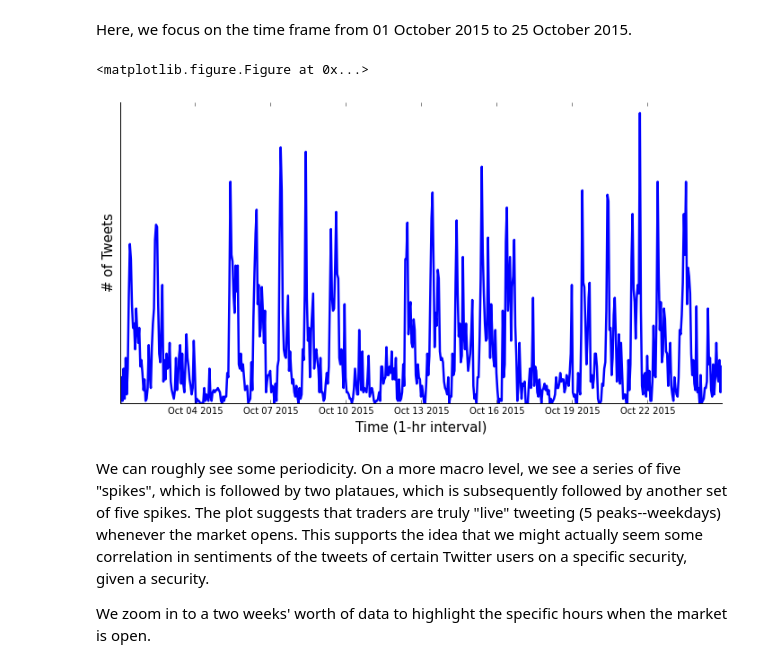
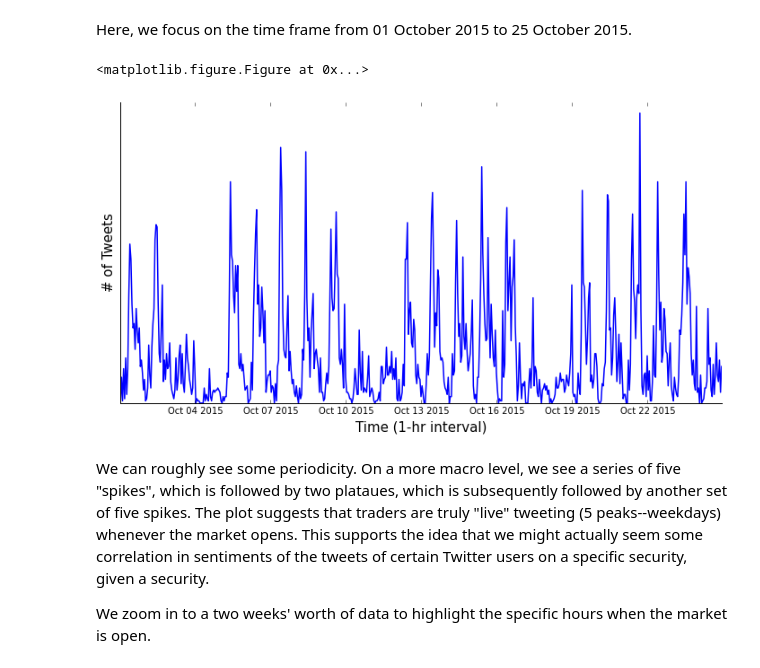
Before and after one commit to PilotGtec/SomeIdea, a Jupyter notebook: Project Idea @ DataInc.ipynb, the cells around one changed output. Drawn from its saved outputs; the diff is of its cells as text; code cells hidden in the pictures.

Commit message:
Fixing lwd of plots and uploading images

```diff
--- a/Project Idea @ DataInc.ipynb
+++ b/Project Idea @ DataInc.ipynb
@@ -69,25 +69,25 @@ for v, w in zip(tick[:-1], tick[1:]):
 # %%
 #plt.xkcd()
 plt.clf()
 freq = []
 for i in interval:
     begin, end = i[0], i[1]
     temp = df[(df['CREATED_AT'] > begin) & (df['CREATED_AT'] <= end) ]
     freq.append(len(temp))
 
 fig, ax = plt.subplots(figsize=(12, 6))
-ax.plot(tick[1:],freq, '-', lw=2.5)
+ax.plot(tick[1:],freq, '-', lw=1.5)
 ax.spines['right'].set_color('none')
 ax.spines['top'].set_color('none')
 
 plt.yticks([])
 ax.set_ylabel("# of Tweets", fontsize=15)
 ax.set_xlabel("Time (1-hr interval)", fontsize=15)
 plt.savefig("timeseries.png")
 plt.show()
 # %% [output]
 <matplotlib.figure.Figure at 0x...>
-[figure, old version]
+[figure, new version]
 # %% [markdown]
 We can roughly see some periodicity. On a more macro level, we see a series of five "spikes", which is followed by two plataues, which is subsequently followed by another set of five spikes. The plot suggests that traders are truly "live" tweeting (5 peaks--weekdays) whenever the market opens. This supports the idea that we might actually seem some correlation in sentiments of the tweets of certain Twitter users on a specific security, given a security.
 
```
Also changed, not shown: parts of 4 cells of this notebook, 6 other files.
